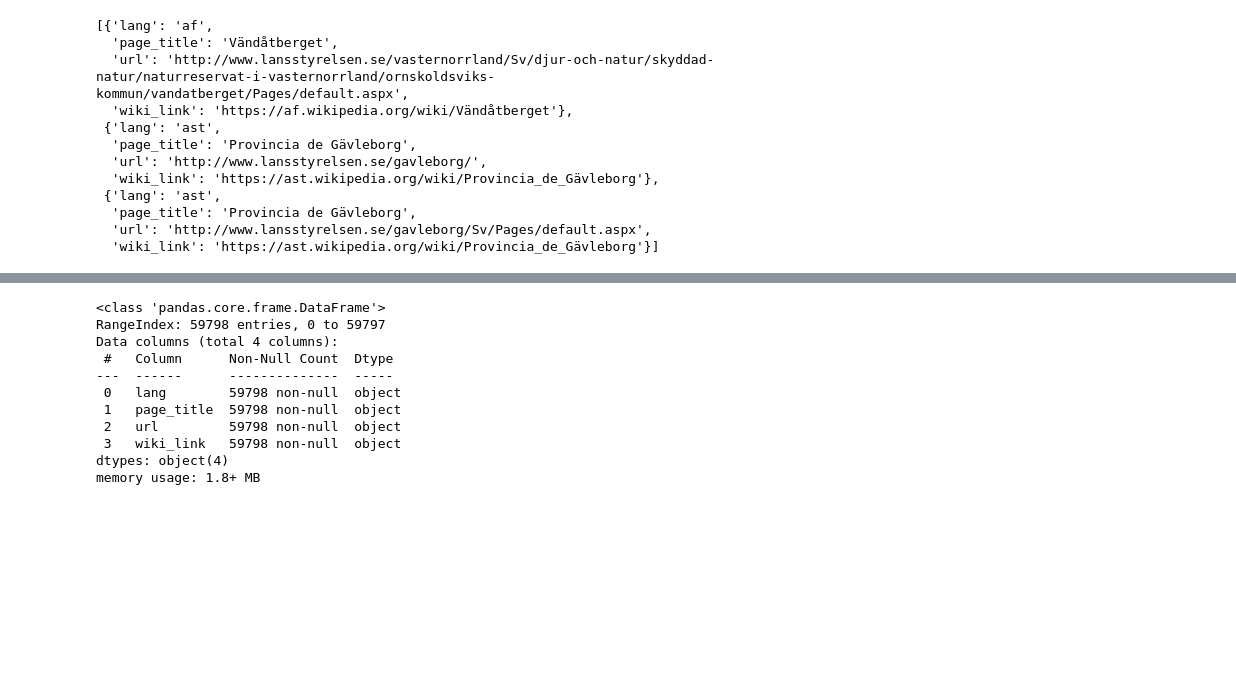
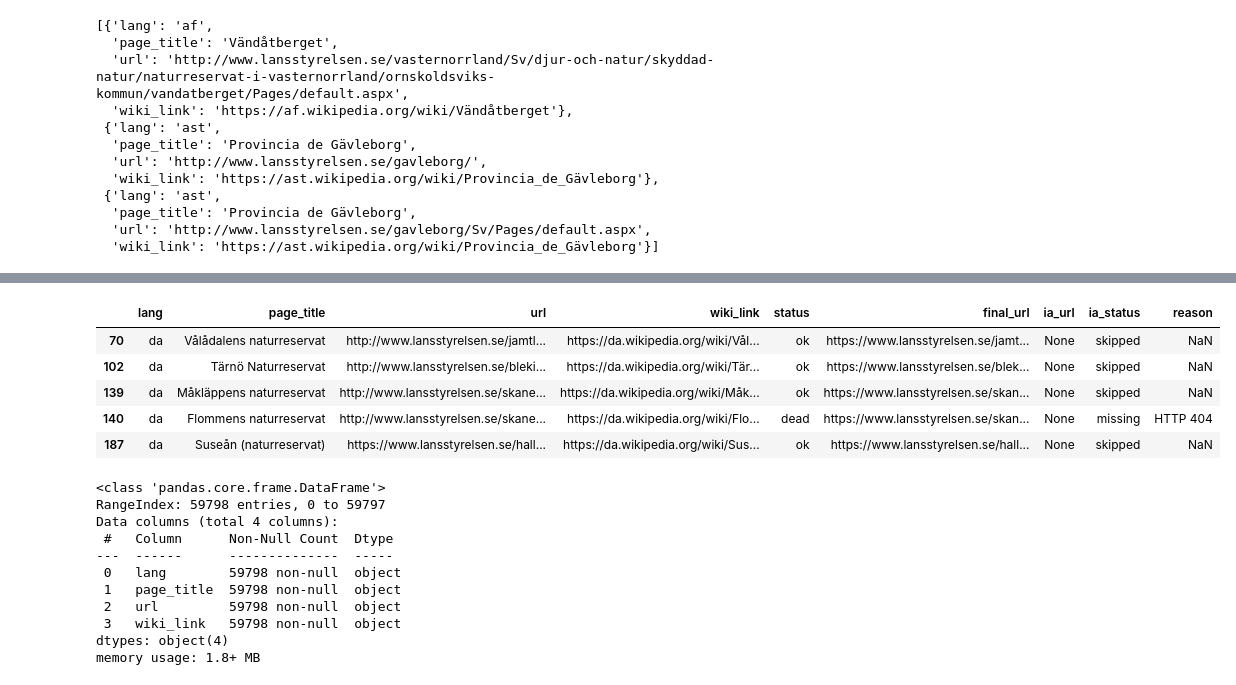
Before and after one commit to salgo60/SCB-Wikidata, a Jupyter notebook: notebook/lansstyrelsen_68.ipynb, the cells around one changed output, grey strips where cells are left out. Drawn from its saved outputs; the diff is of its cells as text; code cells hidden in the pictures; blank space fills up the shorter version.

```diff
--- a/notebook/lansstyrelsen_68.ipynb
+++ b/notebook/lansstyrelsen_68.ipynb
@@ -745,6 +728,9 @@ df_merged = df_lst.merge(
     on="url",
     how="left"
 )
+# %%
+mask = df_merged["page_title"].str.contains("Naturrese", case=False, na=False)
+df_naturreservat = df_merged[mask]
 # %%
 df_merged.info()
 # %% [output]
@@ -765,5 +751,14 @@ Data columns (total 9 columns):
 dtypes: object(9)
 memory usage: 4.1+ MB
+# %%
+df_naturreservat.head()
+# %% [output]
+|  | lang | page_title | url | wiki_link | status | final_url | ia_url | ia_status | reason |
+| 70 | da | Vålådalens naturreservat | http://www.lansstyrelsen.se/jamtl... | https://da.wikipedia.org/wiki/Vål... | ok | https://www.lansstyrelsen.se/jamt... | None | skipped | NaN |
+| 102 | da | Tärnö Naturreservat | http://www.lansstyrelsen.se/bleki... | https://da.wikipedia.org/wiki/Tär... | ok | https://www.lansstyrelsen.se/blek... | None | skipped | NaN |
+| 139 | da | Måkläppens naturreservat | http://www.lansstyrelsen.se/skane... | https://da.wikipedia.org/wiki/Måk... | ok | https://www.lansstyrelsen.se/skan... | None | skipped | NaN |
+| 140 | da | Flommens naturreservat | http://www.lansstyrelsen.se/skane... | https://da.wikipedia.org/wiki/Flo... | dead | https://www.lansstyrelsen.se/skan... | None | missing | HTTP 404 |
+| 187 | da | Suseån (naturreservat) | https://www.lansstyrelsen.se/hall... | https://da.wikipedia.org/wiki/Sus... | ok | https://www.lansstyrelsen.se/hall... | None | skipped | NaN |
 # %%
 df_lst.info()
 # %% [output]
```
Also changed, not shown: parts of 9 cells of this notebook, 10 other files.
